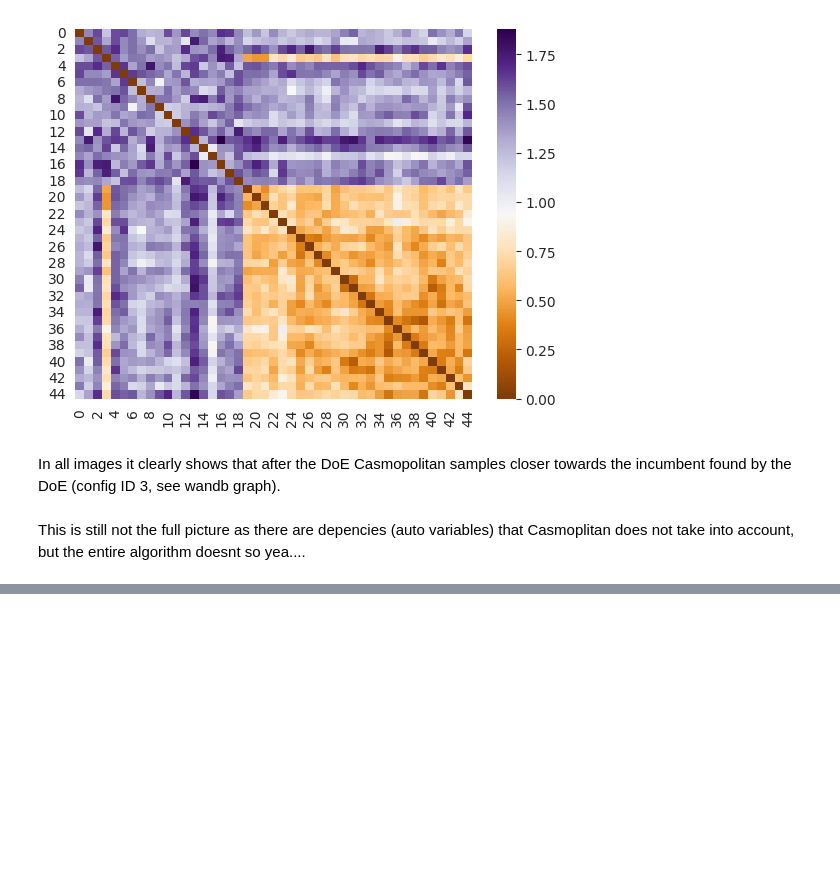
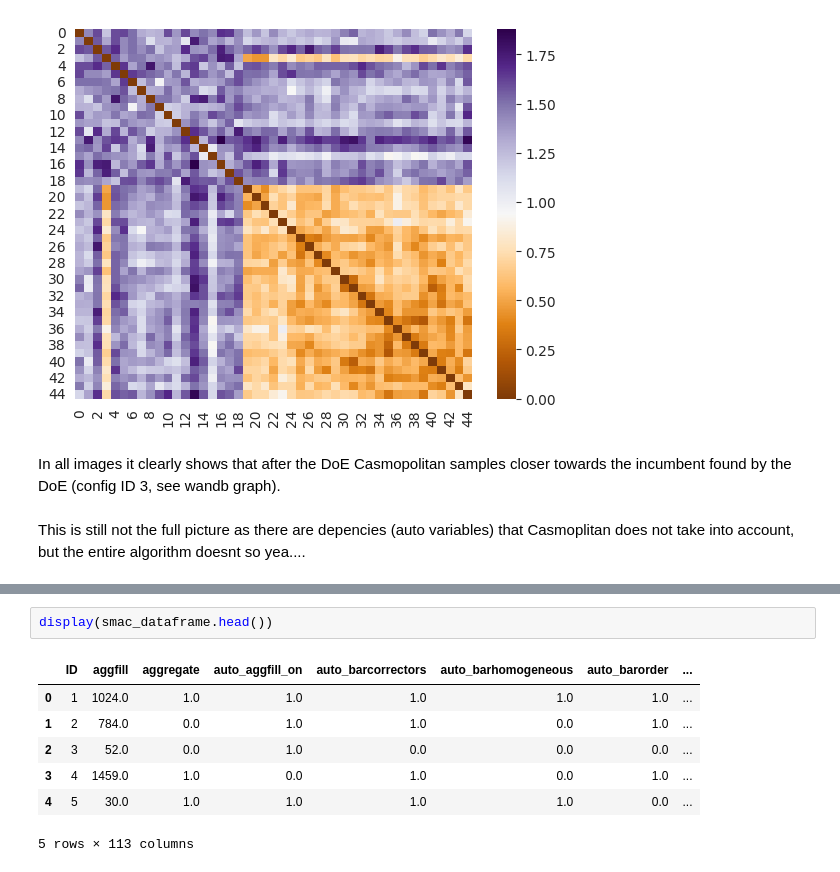
Before and after one commit to Skippybal/Styx, a Jupyter notebook: Distances_Casmo_SMAC.ipynb, the cells around one changed output, grey strips where cells are left out. Drawn from its saved outputs; the diff is of its cells as text; blank space fills up the shorter version.

```diff
--- a/Distances_Casmo_SMAC.ipynb
+++ b/Distances_Casmo_SMAC.ipynb
@@ -222,0 +255,10 @@ This is still not the full picture as there are depencies (auto variables) that
+# %%
+display(smac_dataframe.head())
+# %% [output]
+|  | ID | aggfill | aggregate | auto_aggfill_on | auto_barcorrectors | auto_barhomogeneous | auto_barorder | ... |
+| 0 | 1 | 1024.0 | 1.0 | 1.0 | 1.0 | 1.0 | 1.0 | ... |
+| 1 | 2 | 784.0 | 0.0 | 1.0 | 1.0 | 0.0 | 1.0 | ... |
+| 2 | 3 | 52.0 | 0.0 | 1.0 | 0.0 | 0.0 | 0.0 | ... |
+| 3 | 4 | 1459.0 | 1.0 | 0.0 | 1.0 | 0.0 | 1.0 | ... |
+| 4 | 5 | 30.0 | 1.0 | 1.0 | 1.0 | 1.0 | 0.0 | ... |
+5 rows × 113 columns
```
Also changed, not shown: parts of 12 cells of this notebook.
